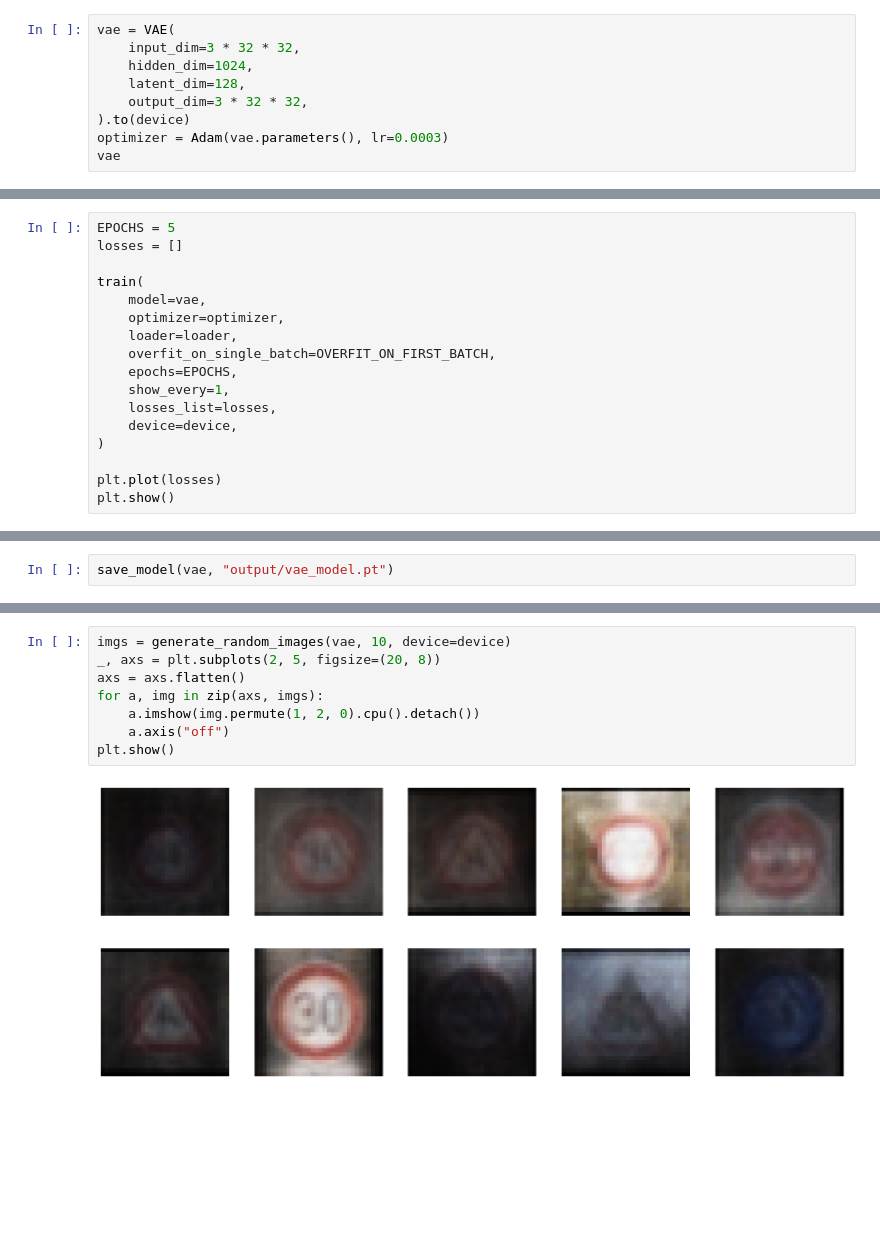
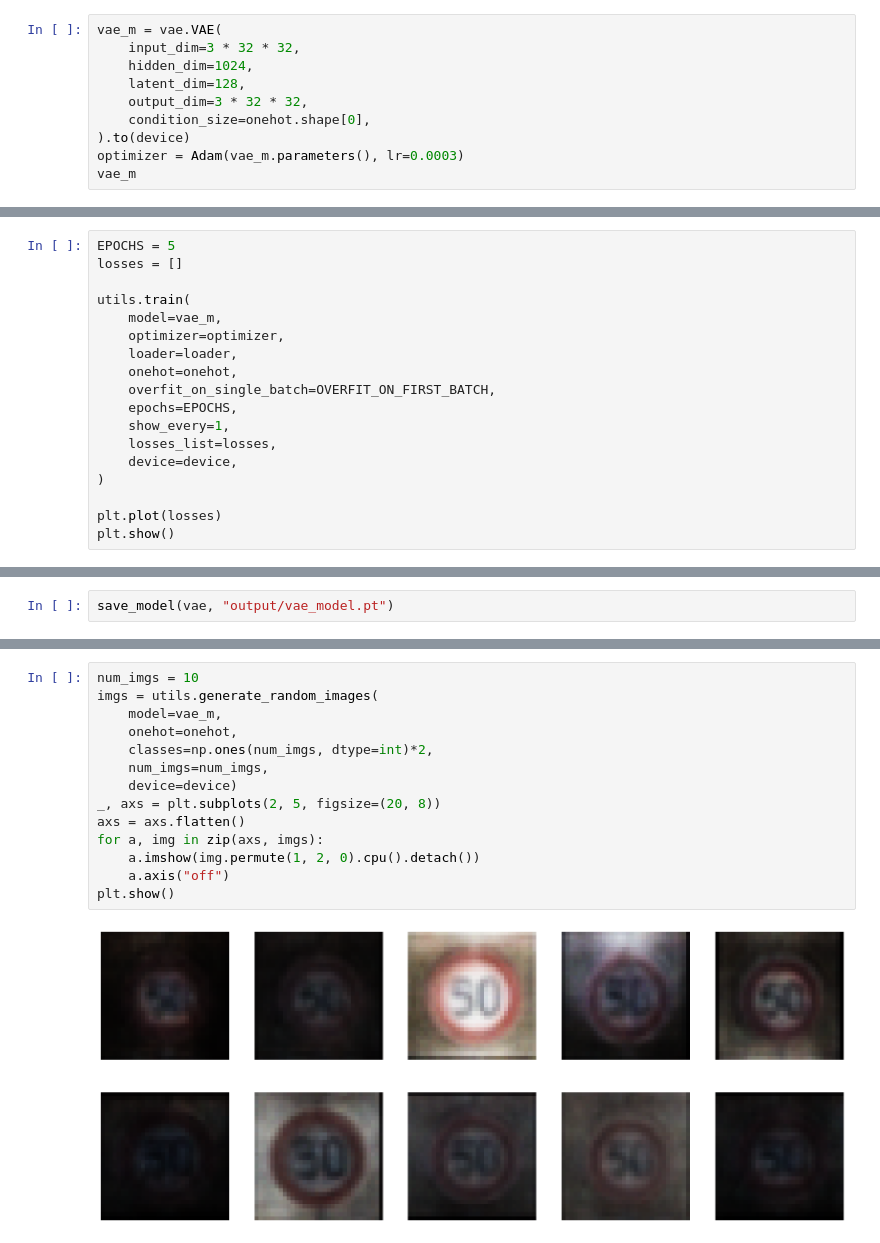
Before and after one commit to szymonsteccc/ssne_26L, a Jupyter notebook: generatywne/rozwiazanie.ipynb, the cells around one changed output, grey strips where cells are left out. Drawn from its saved outputs; the diff is of its cells as text; blank space fills up the shorter version.

```diff
--- a/generatywne/rozwiazanie.ipynb
+++ b/generatywne/rozwiazanie.ipynb
@@ -129,12 +123,13 @@ axs[1].imshow(torchvision.utils.make_grid(noised_x)[0]);
 # %%
-vae = VAE(
+vae_m = vae.VAE(
     input_dim=3 * 32 * 32,
     hidden_dim=1024,
     latent_dim=128,
     output_dim=3 * 32 * 32,
+    condition_size=onehot.shape[0],
 ).to(device)
-optimizer = Adam(vae.parameters(), lr=0.0003)
-vae
+optimizer = Adam(vae_m.parameters(), lr=0.0003)
+vae_m
 # %% [output]
 VAE(
   (encoder): Encoder(
@@ -155,10 +150,11 @@ VAE(
 EPOCHS = 5
 losses = []
 
-train(
-    model=vae,
+utils.train(
+    model=vae_m,
     optimizer=optimizer,
     loader=loader,
+    onehot=onehot,
     overfit_on_single_batch=OVERFIT_ON_FIRST_BATCH,
     epochs=EPOCHS,
     show_every=1,
@@ -193,13 +187,19 @@ plt.show()
 # %%
-imgs = generate_random_images(vae, 10, device=device)
+num_imgs = 10
+imgs = utils.generate_random_images(
+    model=vae_m,
+    onehot=onehot,
+    classes=np.ones(num_imgs, dtype=int)*2,
+    num_imgs=num_imgs,
+    device=device)
 _, axs = plt.subplots(2, 5, figsize=(20, 8))
 axs = axs.flatten()
 for a, img in zip(axs, imgs):
     a.imshow(img.permute(1, 2, 0).cpu().detach())
     a.axis("off")
 plt.show()
 # %% [output]
-[figure, old version]
+[figure, new version]
 # %%
 imgs_final = generate_random_images(vae, 1000, device=device)
 save_images(imgs_final, "output/generated_vae.pt")
```
Also changed, not shown: parts of 13 cells of this notebook.
